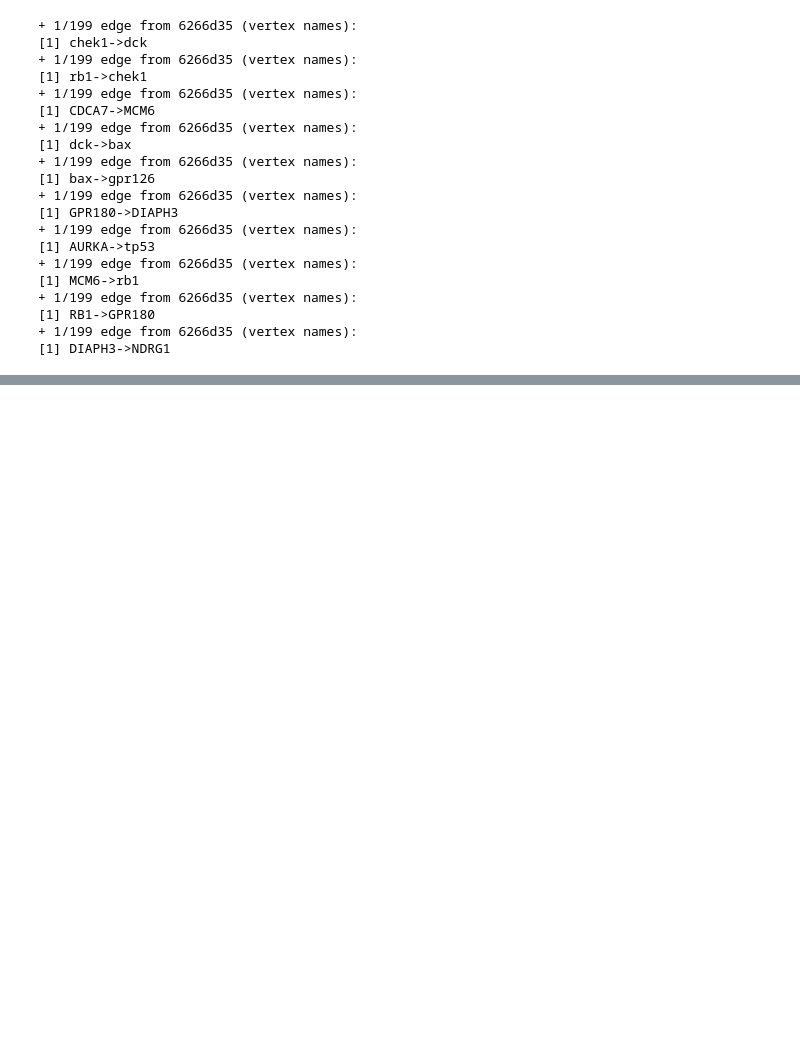
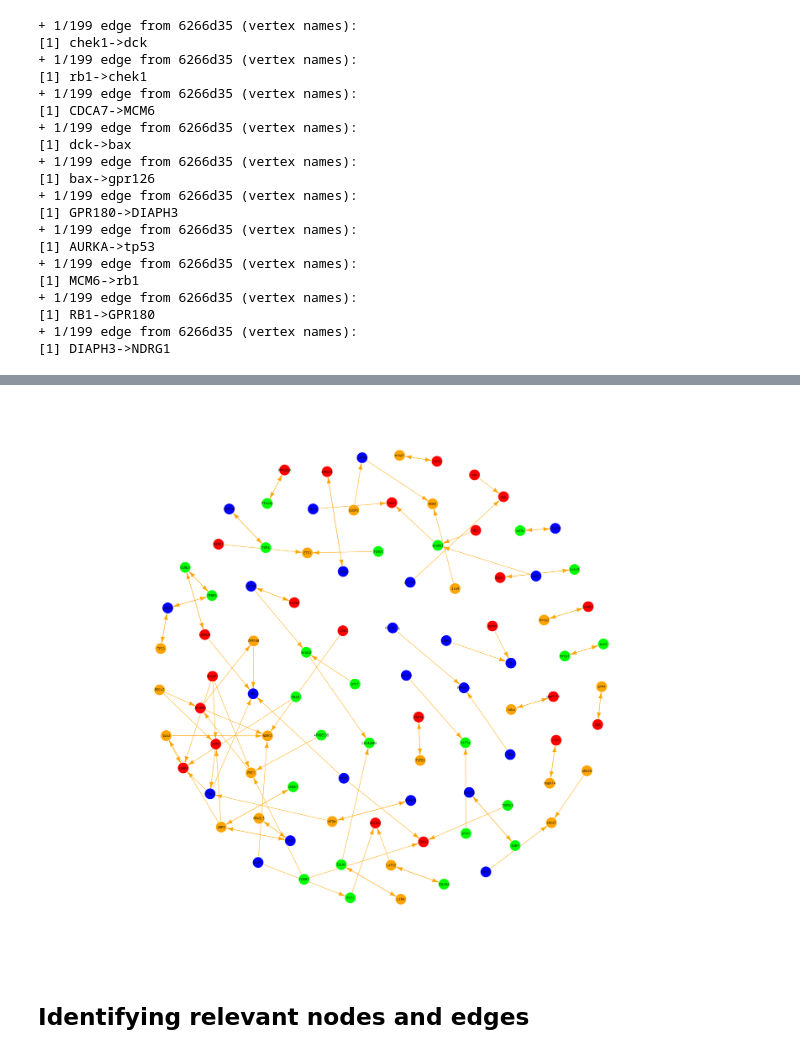
Before and after one commit to skourta/cosmicCancer-network-reconstruction, a Jupyter notebook: TP.ipynb, the cells around one changed output, grey strips where cells are left out. Drawn from its saved outputs; the diff is of its cells as text; code cells hidden in the pictures; blank space fills up the shorter version.

```diff
--- a/TP.ipynb
+++ b/TP.ipynb
@@ -364,0 +488,15 @@ for (name in top10Edges$name){
+# %%
+e <- igraph::get.edgelist(cleaned_graph_pc, names = FALSE)
+l <- qgraph.layout.fruchtermanreingold(e,vcount=igraph::vcount(cleaned_graph_pc),
+                                       area=20*(igraph::vcount(cleaned_graph_pc)^2),
+                                       repulse.rad=(igraph::vcount(cleaned_graph_pc)^3.0))
+plot(cleaned_graph_pc, edge.arrow.size = .3,
+     edge.color = "orange", vertex.color = genes_color,
+     vertex.frame.color ="#FFFFFF",
+     vertex.label.color = "black", vertex.label.cex = .6,
+     vertex.shape = "circle", vertex.size = 5,
+     layout = l)
+# %% [output]
+[figure, added]
+# %% [markdown]
+## Identifying relevant nodes and edges
```
Also changed, not shown: parts of 34 cells of this notebook.
